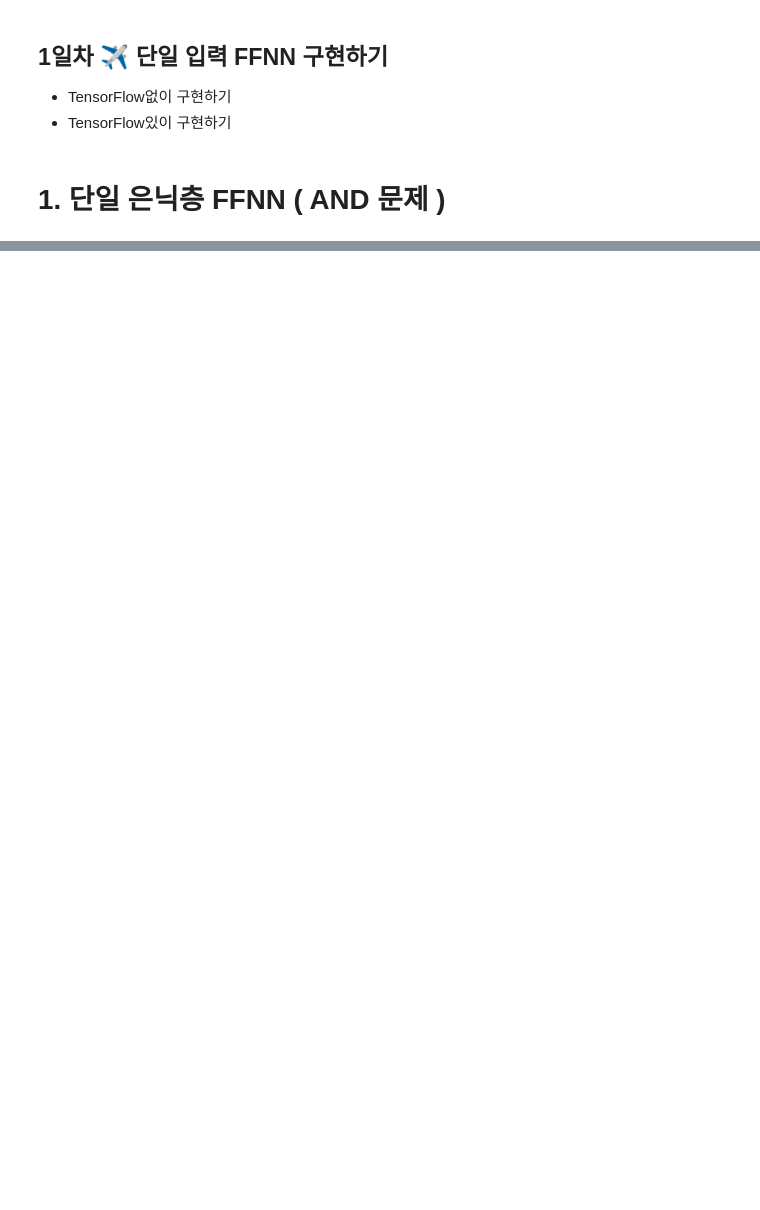
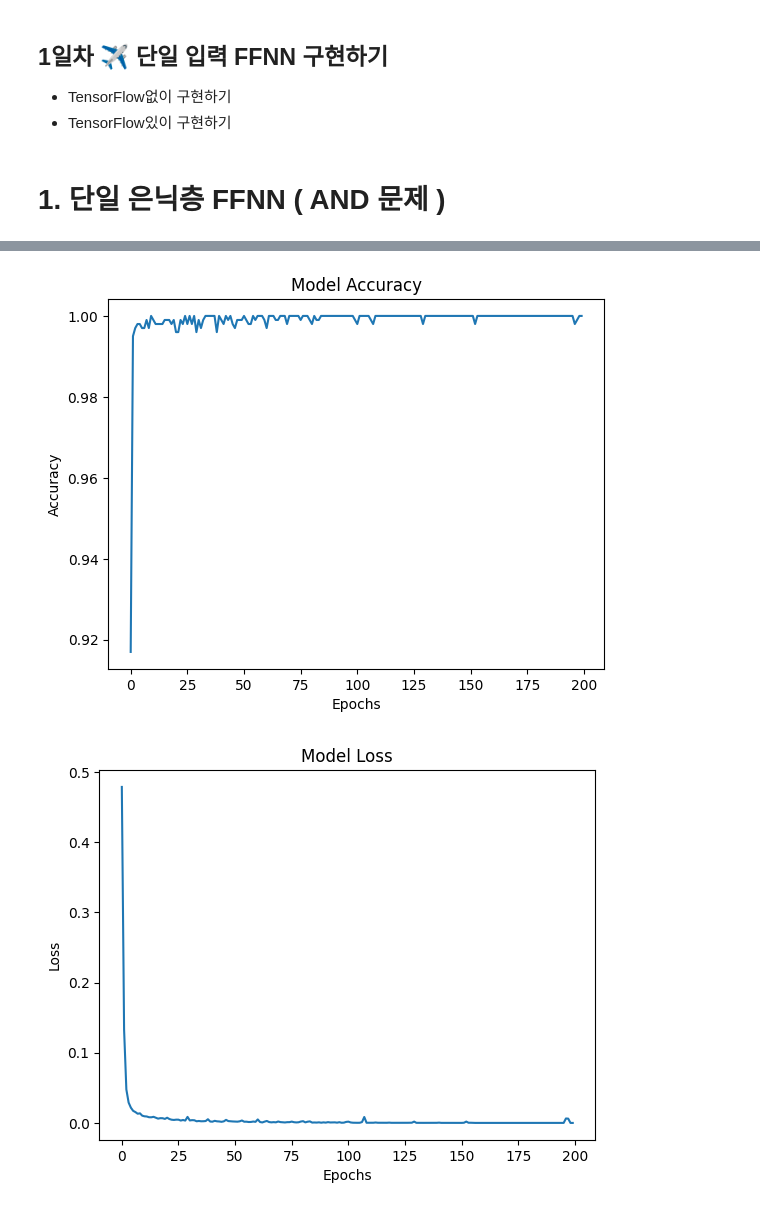
Before and after one commit to dbwofla11/DeepLearning_Training, a Jupyter notebook: ANN/FFNN구현.ipynb, the cells around one changed output, grey strips where cells are left out. Cells and saved outputs as stored; diff of their text form; code cells hidden in the pictures; blank space fills up the shorter version.

```diff
--- a/ANN/FFNN구현.ipynb
+++ b/ANN/FFNN구현.ipynb
@@ -111,0 +193,41 @@ Epoch 1100, Loss: 0.2274703119299119
+# %%
+import tensorflow as tf
+import numpy as np
+import matplotlib.pyplot as plt
+
+# 데이터셋 생성
+x_train = np.random.randn(1000, 1)
+y_train = (x_train > 0).astype(int)  # x_train이 양수이면 1, 음수이면 0
+
+# 기울기 소실 문제를 확인할 수 있는 모델 정의 (시그모이드 사용)
+model = tf.keras.models.Sequential([
+    tf.keras.layers.Dense(32, activation='relu', input_dim=1),
+    tf.keras.layers.Dense(32, activation='relu'),
+    tf.keras.layers.Dense(32, activation='relu'),
+    tf.keras.layers.Dense(1, activation='sigmoid')
+])
+
+# 모델 컴파일
+model.compile(optimizer='adam', loss='binary_crossentropy', metrics=['accuracy'])
+
+# 학습
+history = model.fit(x_train, y_train, epochs=200, batch_size=16, verbose=0)
+
+# 학습 과정 중 정확도 시각화
+plt.plot(history.history['accuracy'])
+plt.title('Model Accuracy')
+plt.xlabel('Epochs')
+plt.ylabel('Accuracy')
+plt.show()
+
+# 손실 값 시각화
+plt.plot(history.history['loss'])
+plt.title('Model Loss')
+plt.xlabel('Epochs')
+plt.ylabel('Loss')
+plt.show()
+
+## 음수가 있기에 죽은 뉴런 현상을 볼 수 있다
+# %% [output]
+[figure, added]
+[figure, added]
```
Also changed, not shown: parts of 9 cells of this notebook.
